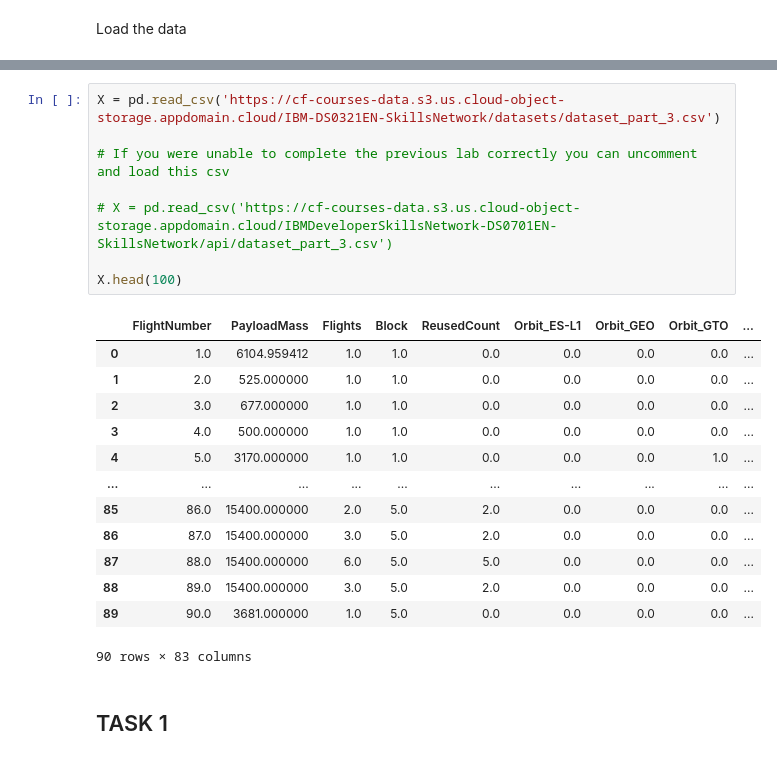
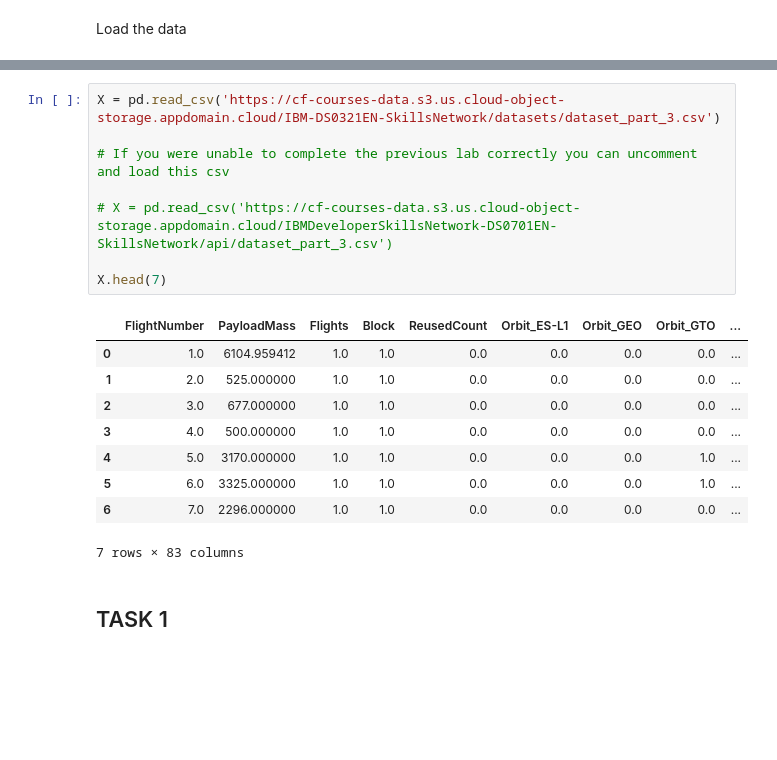
Before and after one commit to er-ssmohanty/ibm_daas_capstone, a Jupyter notebook: final_notebooks/SpaceX_Machine_Learning_Prediction_Part_5.ipynb, the cells around one changed output, grey strips where cells are left out. Drawn from its saved outputs; the diff is of its cells as text; blank space fills up the shorter version.

```diff
--- a/final_notebooks/SpaceX_Machine_Learning_Prediction_Part_5.ipynb
+++ b/final_notebooks/SpaceX_Machine_Learning_Prediction_Part_5.ipynb
@@ -95,25 +95,21 @@ data.head()
 # %%
 X = pd.read_csv('https://cf-courses-data.s3.us.cloud-object-storage.appdomain.cloud/IBM-DS0321EN-SkillsNetwork/datasets/dataset_part_3.csv')
 
 # If you were unable to complete the previous lab correctly you can uncomment and load this csv
 
 # X = pd.read_csv('https://cf-courses-data.s3.us.cloud-object-storage.appdomain.cloud/IBMDeveloperSkillsNetwork-DS0701EN-SkillsNetwork/api/dataset_part_3.csv')
 
-X.head(100)
+X.head(7)
 # %% [output]
 |  | FlightNumber | PayloadMass | Flights | Block | ReusedCount | Orbit_ES-L1 | Orbit_GEO | Orbit_GTO | ... |
 | 0 | 1.0 | 6104.959412 | 1.0 | 1.0 | 0.0 | 0.0 | 0.0 | 0.0 | ... |
 | 1 | 2.0 | 525.000000 | 1.0 | 1.0 | 0.0 | 0.0 | 0.0 | 0.0 | ... |
 | 2 | 3.0 | 677.000000 | 1.0 | 1.0 | 0.0 | 0.0 | 0.0 | 0.0 | ... |
 | 3 | 4.0 | 500.000000 | 1.0 | 1.0 | 0.0 | 0.0 | 0.0 | 0.0 | ... |
 | 4 | 5.0 | 3170.000000 | 1.0 | 1.0 | 0.0 | 0.0 | 0.0 | 1.0 | ... |
-| ... | ... | ... | ... | ... | ... | ... | ... | ... | ... |
-| 85 | 86.0 | 15400.000000 | 2.0 | 5.0 | 2.0 | 0.0 | 0.0 | 0.0 | ... |
-| 86 | 87.0 | 15400.000000 | 3.0 | 5.0 | 2.0 | 0.0 | 0.0 | 0.0 | ... |
-| 87 | 88.0 | 15400.000000 | 6.0 | 5.0 | 5.0 | 0.0 | 0.0 | 0.0 | ... |
-| 88 | 89.0 | 15400.000000 | 3.0 | 5.0 | 2.0 | 0.0 | 0.0 | 0.0 | ... |
-| 89 | 90.0 | 3681.000000 | 1.0 | 5.0 | 0.0 | 0.0 | 0.0 | 0.0 | ... |
+| 5 | 6.0 | 3325.000000 | 1.0 | 1.0 | 0.0 | 0.0 | 0.0 | 1.0 | ... |
+| 6 | 7.0 | 2296.000000 | 1.0 | 1.0 | 0.0 | 0.0 | 0.0 | 0.0 | ... |
-90 rows × 83 columns
+7 rows × 83 columns
 # %% [markdown]
 ## TASK  1
 # %% [markdown]
```
Also changed, not shown: parts of 3 cells of this notebook.
